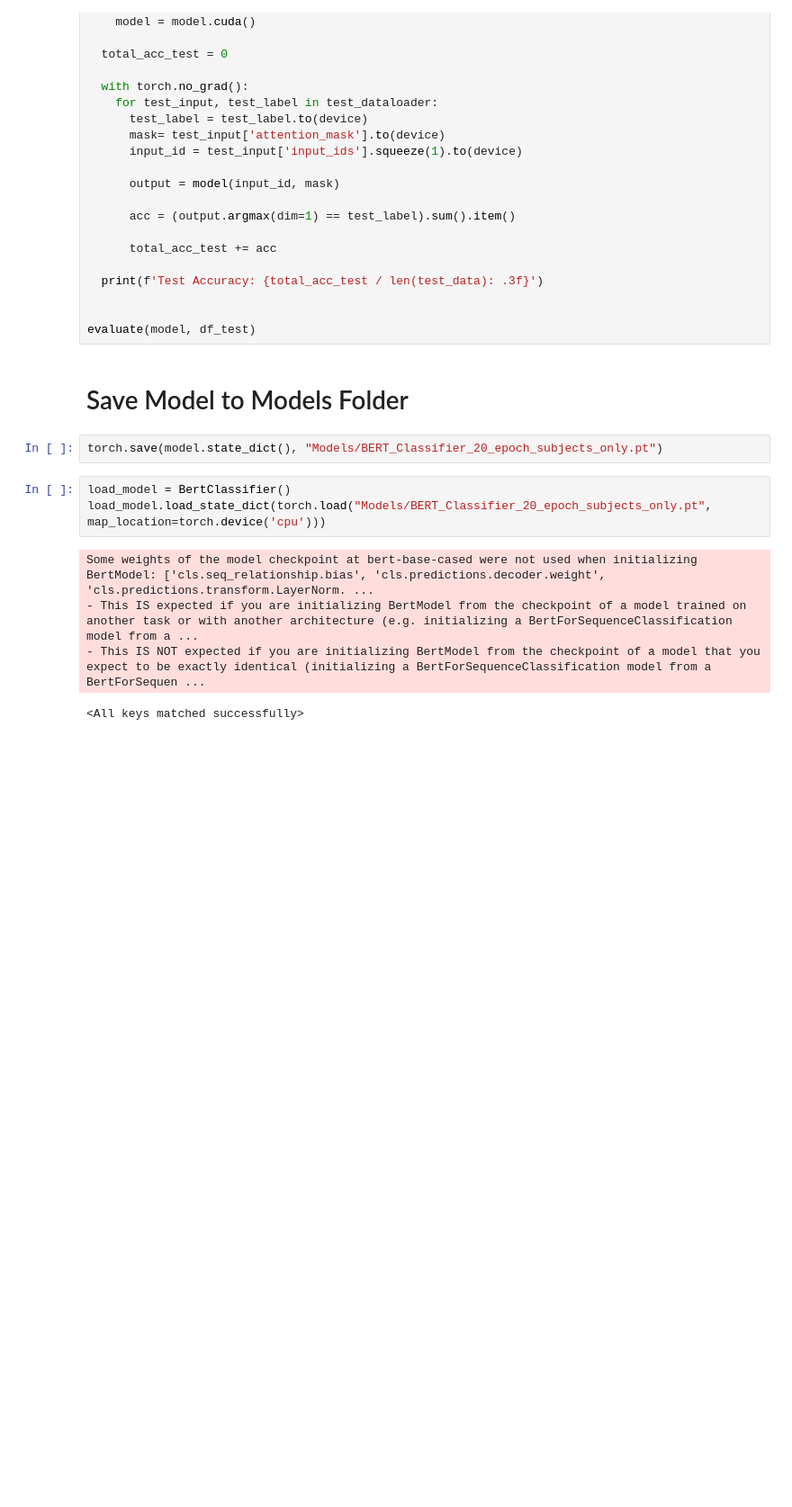
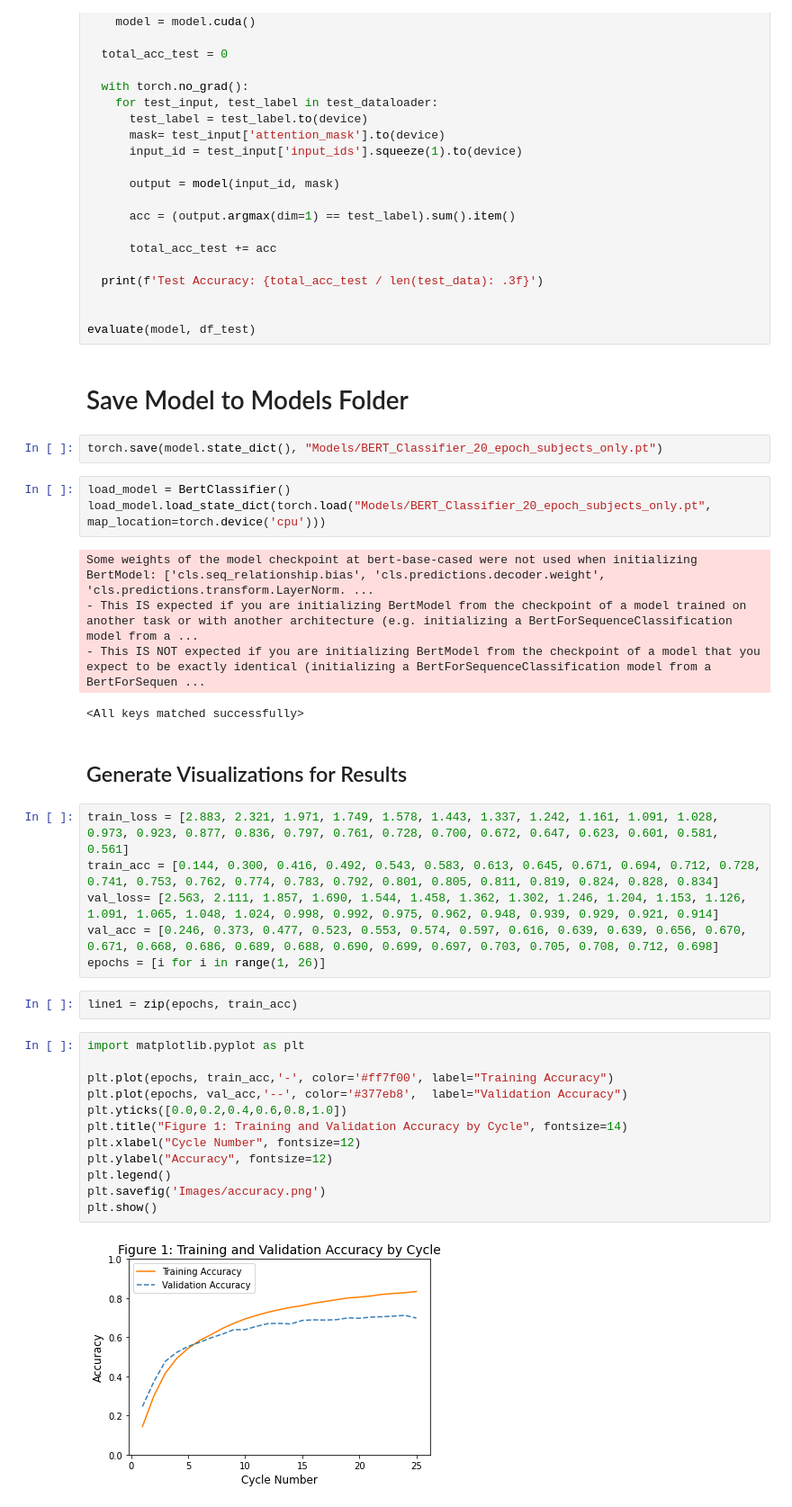
Before and after one commit to gknappattack/ALA2022Bookshelf, a Jupyter notebook: BookClassification/BERTClassification.ipynb, the cells around one changed output. Shown at 90% size. Drawn from its saved outputs; the diff is of its cells as text; blank space fills up the shorter version.

```diff
--- a/BookClassification/BERTClassification.ipynb
+++ b/BookClassification/BERTClassification.ipynb
@@ -263,3 +263,27 @@ Some weights of the model checkpoint at bert-base-cased were not used when initi
 - This IS expected if you are initializing BertModel from the checkpoint of a model trained on another task or with another architecture (e.g. initializing a BertForSequenceClassification model from a ...
 - This IS NOT expected if you are initializing BertModel from the checkpoint of a model that you expect to be exactly identical (initializing a BertForSequenceClassification model from a BertForSequen ...
 <All keys matched successfully>
+# %% [markdown]
+## Generate Visualizations for Results
+# %%
+train_loss = [2.883, 2.321, 1.971, 1.749, 1.578, 1.443, 1.337, 1.242, 1.161, 1.091, 1.028, 0.973, 0.923, 0.877, 0.836, 0.797, 0.761, 0.728, 0.700, 0.672, 0.647, 0.623, 0.601, 0.581, 0.561]
+train_acc = [0.144, 0.300, 0.416, 0.492, 0.543, 0.583, 0.613, 0.645, 0.671, 0.694, 0.712, 0.728, 0.741, 0.753, 0.762, 0.774, 0.783, 0.792, 0.801, 0.805, 0.811, 0.819, 0.824, 0.828, 0.834]
+val_loss= [2.563, 2.111, 1.857, 1.690, 1.544, 1.458, 1.362, 1.302, 1.246, 1.204, 1.153, 1.126, 1.091, 1.065, 1.048, 1.024, 0.998, 0.992, 0.975, 0.962, 0.948, 0.939, 0.929, 0.921, 0.914]
+val_acc = [0.246, 0.373, 0.477, 0.523, 0.553, 0.574, 0.597, 0.616, 0.639, 0.639, 0.656, 0.670, 0.671, 0.668, 0.686, 0.689, 0.688, 0.690, 0.699, 0.697, 0.703, 0.705, 0.708, 0.712, 0.698]
+epochs = [i for i in range(1, 26)]
+# %%
+line1 = zip(epochs, train_acc)
+# %%
+import matplotlib.pyplot as plt
+
+plt.plot(epochs, train_acc,'-', color='#ff7f00', label="Training Accuracy")
+plt.plot(epochs, val_acc,'--', color='#377eb8',  label="Validation Accuracy")
+plt.yticks([0.0,0.2,0.4,0.6,0.8,1.0])
+plt.title("Figure 1: Training and Validation Accuracy by Cycle", fontsize=14)
+plt.xlabel("Cycle Number", fontsize=12)
+plt.ylabel("Accuracy", fontsize=12)
+plt.legend()
+plt.savefig('Images/accuracy.png')
+plt.show()
+# %% [output]
+[figure, added]
```
Also changed, not shown: parts of 1 cell of this notebook, 27 other files.
